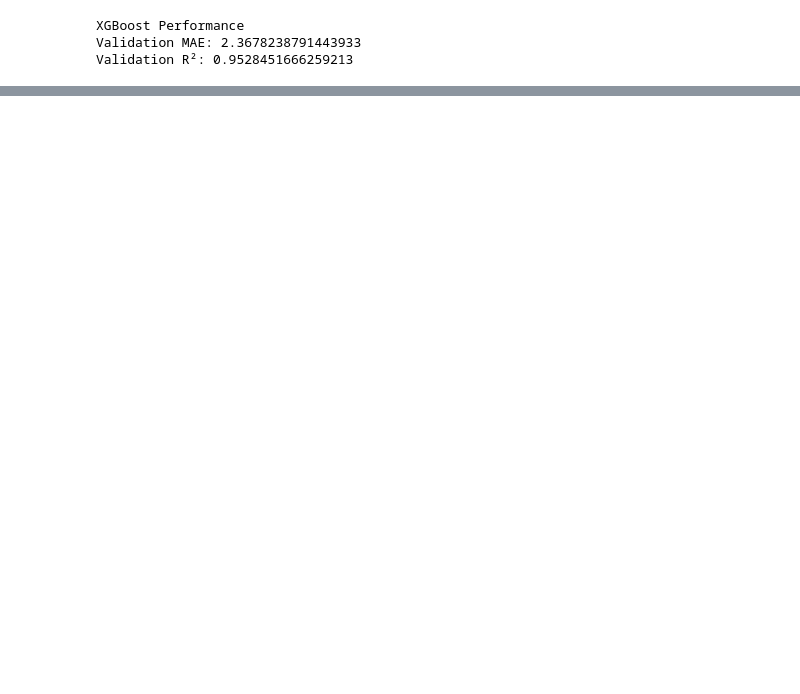
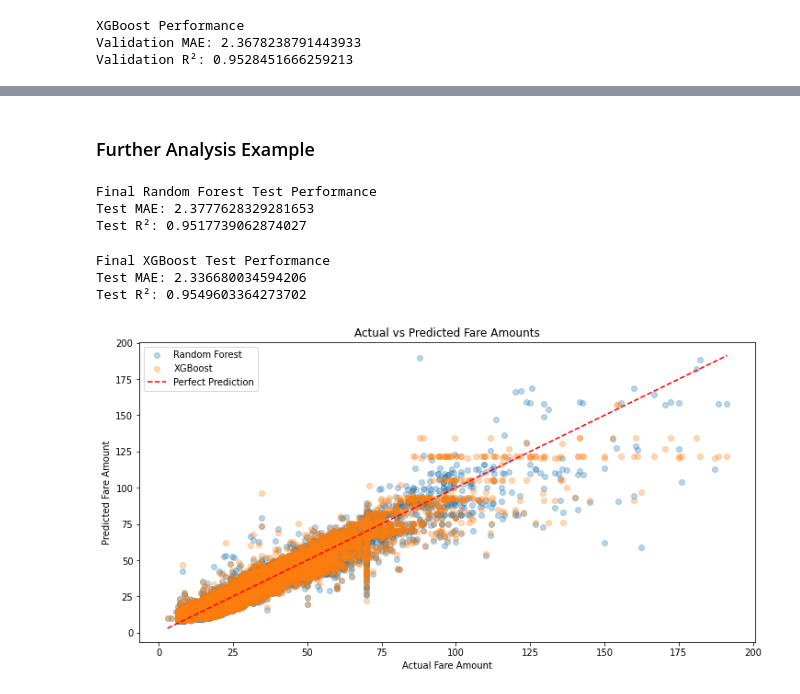
Before and after one commit to doli99/Advanced_Data_Analytics_Advanced_Programming_UNIL_MsCM_BA_Mariam_Dolidze_2024, a Jupyter notebook: 5. Modeling.ipynb, the cells around one changed output, grey strips where cells are left out. Cells and saved outputs as stored; diff of their text form; code cells hidden in the pictures; blank space fills up the shorter version.

```diff
--- a/5. Modeling.ipynb
+++ b/5. Modeling.ipynb
@@ -389,12 +283,7 @@ Validation R²: 0.9528451666259213
 # Random Forest with Randomized Search for parameter tuning using a smaller sample and fewer folds
 param_dist_rf = {'n_estimators': [10, 50], 'max_depth': [10, 20], 'min_samples_split': [2, 5]}
 X_train_sample, _, y_train_sample, _ = train_test_split(X_train, y_train, test_size=0.9, random_state=42)
-rf_random_search = RandomizedSearchCV(RandomForestRegressor(random_state=42), param_distributions=param_dist_rf, n_iter=10, cv=2, n_jobs=-1, random_state=42)
+
+# Set n_iter to the number of unique parameter combinations
+rf_random_search = RandomizedSearchCV(RandomForestRegressor(random_state=42), param_distributions=param_dist_rf, n_iter=8, cv=2, n_jobs=-1, random_state=42)
 rf_random_search.fit(X_train_sample, y_train_sample)
-best_rf_model = rf_random_search.best_estimator_
-final_rf_model = RandomForestRegressor(**best_rf_model.get_params())
-final_rf_model.fit(X_train, y_train)
-y_pred_val_rf = final_rf_model.predict(X_val)
-print("Random Forest Performance")
-print("Validation MAE:", mean_absolute_error(y_val, y_pred_val_rf))
-print("Validation R²:", r2_score(y_val, y_pred_val_rf))
@@ -480,0 +468,40 @@ print(performance_df)
+# %% [markdown]
+### Further Analysis Example
+# %%
+
+
+# Evaluate Random Forest on the test set
+y_pred_test_rf = best_rf_model.predict(X_test)
+print("Final Random Forest Test Performance")
+print("Test MAE:", mean_absolute_error(y_test, y_pred_test_rf))
+print("Test R²:", r2_score(y_test, y_pred_test_rf))
+# %% [output]
+Final Random Forest Test Performance
+Test MAE: 2.3777628329281653
+Test R²: 0.9517739062874027
+# %%
+# Evaluate XGBoost on the test set
+y_pred_test_xgb = best_xgb_model.predict(X_test)
+print("Final XGBoost Test Performance")
+print("Test MAE:", mean_absolute_error(y_test, y_pred_test_xgb))
+print("Test R²:", r2_score(y_test, y_pred_test_xgb))
+# %% [output]
+Final XGBoost Test Performance
+Test MAE: 2.336680034594206
+Test R²: 0.9549603364273702
+# %%
+
+# Visualize predictions vs actual values
+import matplotlib.pyplot as plt
+
+plt.figure(figsize=(12, 6))
+plt.scatter(y_test, y_pred_test_rf, alpha=0.3, label='Random Forest')
+plt.scatter(y_test, y_pred_test_xgb, alpha=0.3, label='XGBoost')
+plt.plot([min(y_test), max(y_test)], [min(y_test), max(y_test)], '--k', color='red', label='Perfect Prediction')
+plt.xlabel('Actual Fare Amount')
+plt.ylabel('Predicted Fare Amount')
+plt.title('Actual vs Predicted Fare Amounts')
+plt.legend()
+plt.show()
+# %% [output]
+[figure, added]
```
Also changed, not shown: parts of 39 cells of this notebook.
